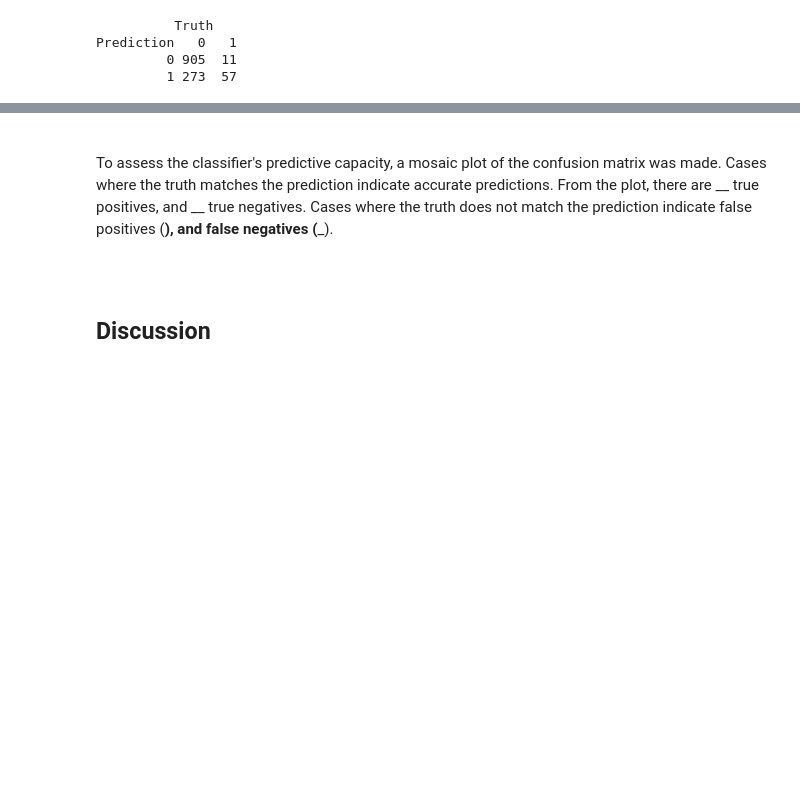
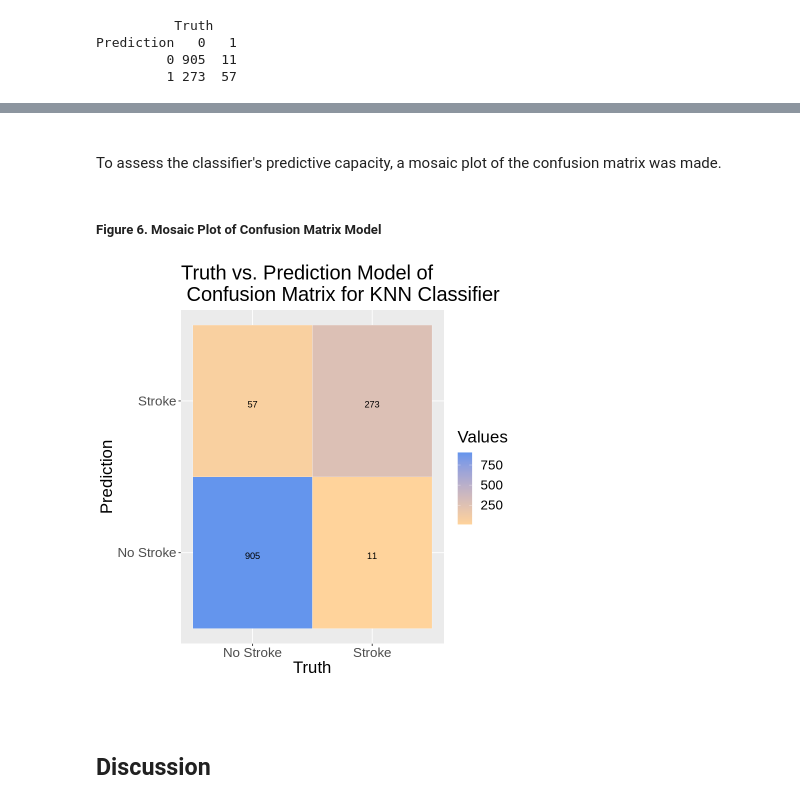
Before and after one commit to inigogrch/dsci-100-2022w2-group-29-section-007, a Jupyter notebook: Report.ipynb, the cells around one changed output, grey strips where cells are left out. Cells and saved outputs as stored; diff of their text form; code cells hidden in the pictures; blank space fills up the shorter version.

Commit message:
confusion matrix plot

```diff
--- a/Report.ipynb
+++ b/Report.ipynb
@@ -421,7 +422,26 @@ wkflw_plot
 # %% [markdown]
-<br> To assess the classifier's predictive capacity, a mosaic plot of the confusion matrix was made. Cases where the truth matches the prediction indicate accurate predictions. From the plot, there are __ true positives, and __ true negatives. Cases where the truth does not match the prediction indicate false positives (__), and false negatives (___).
+<br> To assess the classifier's predictive capacity, a mosaic plot of the confusion matrix was made.
 # %%
-#I can put the code for this if you guys don't know how to do it (Tiff)
+Truths <- factor(c("No Stroke", "No Stroke", "Stroke", "Stroke"))
+Predictions <- factor(c("No Stroke", "Stroke", "No Stroke", "Stroke"))
+Values <- c(905, 57, 11, 273)
+Legend <- c("Negative", "Positive", "False Negative", "False Positive")
+conf_mat <- data.frame(Truths, Predictions, Values)
+
+#code for the plot
+stroke_confmat_plot <- ggplot(data =  conf_mat, mapping = aes(x = Truths, y = Predictions)) +
+    ggtitle("Truth vs. Prediction Model of \n Confusion Matrix for KNN Classifier") +
+    labs(x = "Truth", y = "Prediction",  colour = "Legend") +
+    geom_tile(aes(fill = Values, colour = Legend), colour = "white") +
+    geom_text(aes(label = sprintf("%1.0f", Values)), vjust = 1) +
+    scale_fill_gradient(low = "burlywood1", high = "cornflowerblue") +
+    theme(text = element_text(size = 20))
+# %% [markdown]
+##### Figure 6. Mosaic Plot of Confusion Matrix Model
+# %%
+stroke_confmat_plot
+# %% [output]
+[figure, added]
 # %% [markdown]
 ## <br> Discussion
 # %% [markdown]
```
Also changed, not shown: parts of 7 cells of this notebook.
